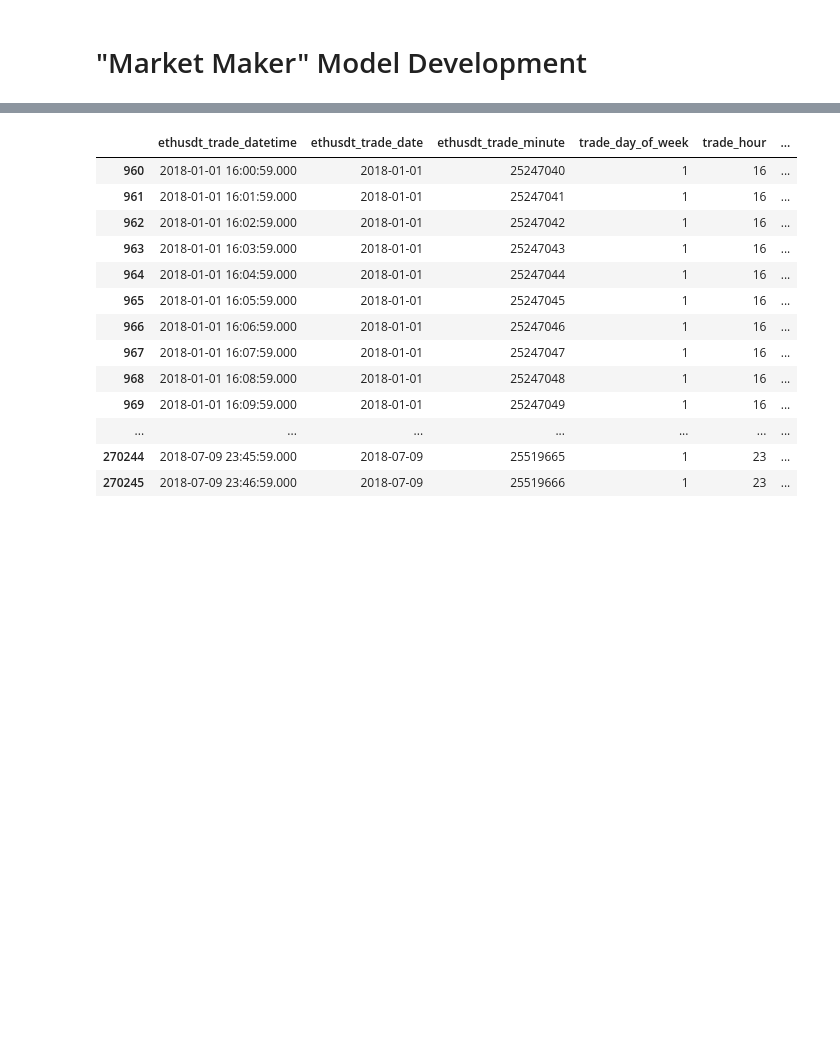
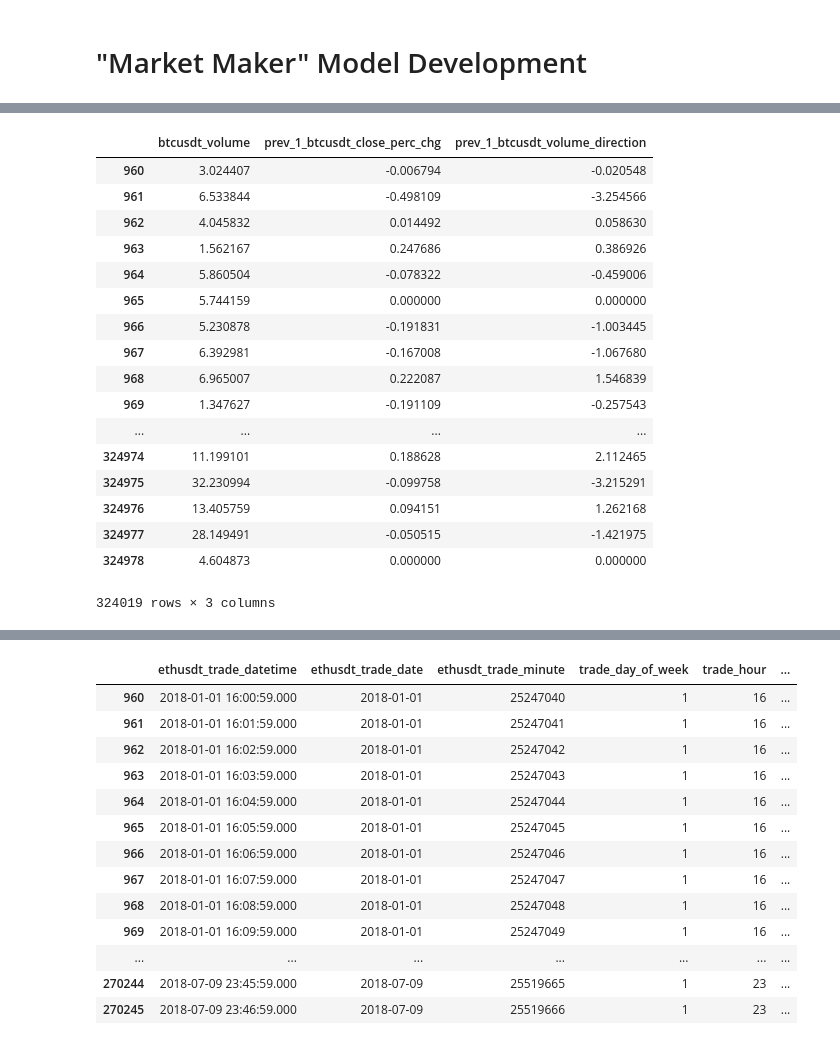
Before and after one commit to ChrisMcPherson/logic_by_loidsig, a Jupyter notebook: notebooks/market_maker_model_dev.ipynb, the cells around one changed output, grey strips where cells are left out. Drawn from its saved outputs; the diff is of its cells as text; code cells hidden in the pictures; blank space fills up the shorter version.

```diff
--- a/notebooks/market_maker_model_dev.ipynb
+++ b/notebooks/market_maker_model_dev.ipynb
@@ -75,3 +97,24 @@ Coin feature configuration: {'ethusdt': 'target', 'btcusdt': 'alt', 'trxeth': 't
+# %%
+features_df[['btcusdt_volume','prev_1_btcusdt_close_perc_chg','prev_1_btcusdt_volume_direction']]
+# %% [output]
+|  | btcusdt_volume | prev_1_btcusdt_close_perc_chg | prev_1_btcusdt_volume_direction |
+| 960 | 3.024407 | -0.006794 | -0.020548 |
+| 961 | 6.533844 | -0.498109 | -3.254566 |
+| 962 | 4.045832 | 0.014492 | 0.058630 |
+| 963 | 1.562167 | 0.247686 | 0.386926 |
+| 964 | 5.860504 | -0.078322 | -0.459006 |
+| 965 | 5.744159 | 0.000000 | 0.000000 |
+| 966 | 5.230878 | -0.191831 | -1.003445 |
+| 967 | 6.392981 | -0.167008 | -1.067680 |
+| 968 | 6.965007 | 0.222087 | 1.546839 |
+| 969 | 1.347627 | -0.191109 | -0.257543 |
+| ... | ... | ... | ... |
+| 324974 | 11.199101 | 0.188628 | 2.112465 |
+| 324975 | 32.230994 | -0.099758 | -3.215291 |
+| 324976 | 13.405759 | 0.094151 | 1.262168 |
+| 324977 | 28.149491 | -0.050515 | -1.421975 |
+| 324978 | 4.604873 | 0.000000 | 0.000000 |
+324019 rows × 3 columns
 # %%
 # get sql
 coin_pair_dict = {'btcusdt':'target',
```
Also changed, not shown: parts of 7 cells of this notebook, 33 other files.
